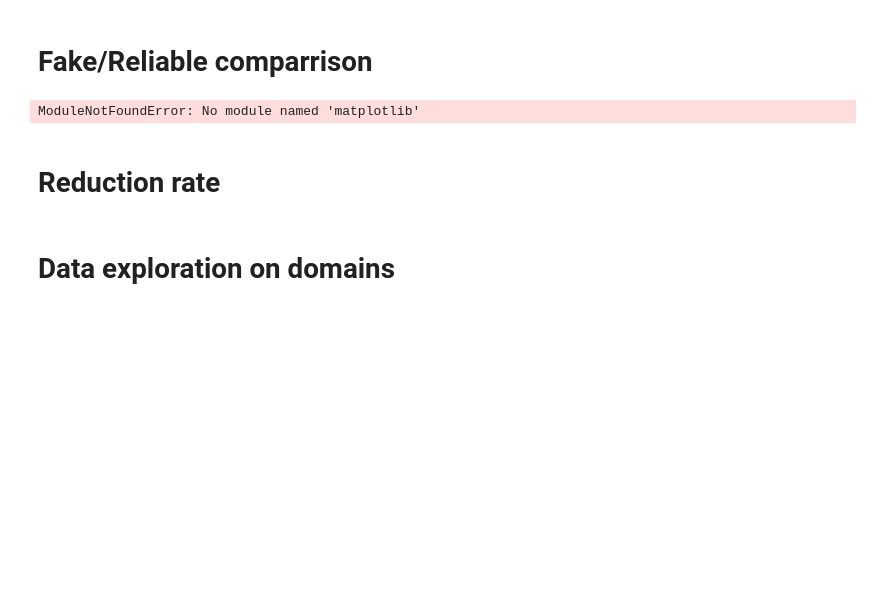
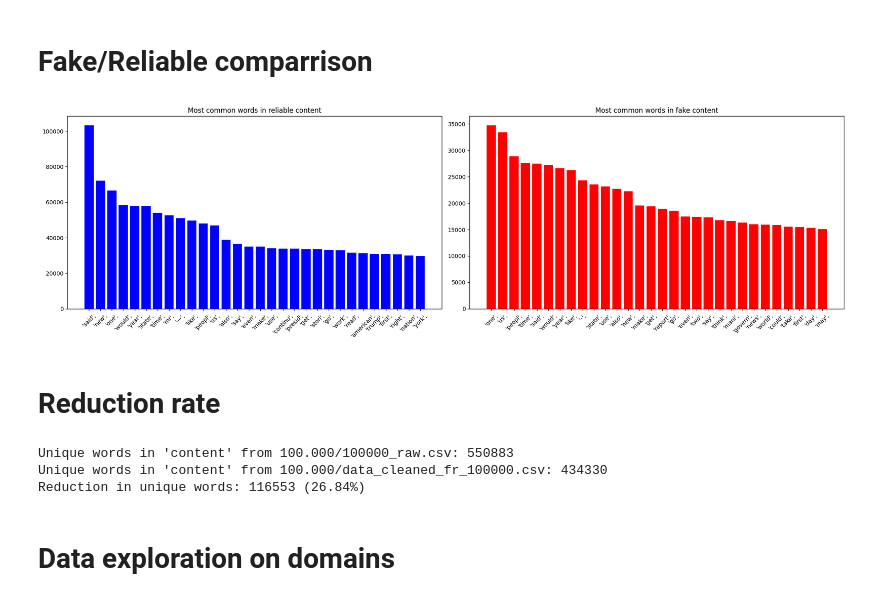
Before and after one commit to P1N60/gdsProjekt, a Jupyter notebook: data_exploration.ipynb, the cells around one changed output. Cells and saved outputs as stored; diff of their text form; code cells hidden in the pictures; blank space fills up the shorter version.

Commit message:
Final changes to readme and data_exploration.3.0

```diff
--- a/data_exploration.ipynb
+++ b/data_exploration.ipynb
@@ -232,7 +239,7 @@ Top words comparison plot saved as 'top_words_comparison.png'
 # %% [markdown]
 # Fake/Reliable comparrison
 # %%
-df = pd.read_csv("data_cleaned_fr_100000.csv")
+df = pd.read_csv("100.000/data_cleaned_fr_100000.csv")
 
 #Separateing reliable and fake content
 reliable_words = []
@@ -244,34 +251,34 @@ for _, row in df.iterrows():
         reliable_words.extend(words)
     elif row['type'] == 'fake':
         fake_words.extend(words)
 
 #Counting  word frequencies
 reliable_freq = Counter(reliable_words)
 fake_freq = Counter(fake_words)
 
 # Get the most common words (top 10)
 reliable_common = reliable_freq.most_common(30)
 fake_common = fake_freq.most_common(30)
 
 # Convert to lists for plotting
 reliable_words, reliable_counts = zip(*reliable_common)
 fake_words, fake_counts = zip(*fake_common)
 
 # Plot bar charts
 fig, axes = plt.subplots(1, 2, figsize=(20, 6))
 
 axes[0].bar(reliable_words, reliable_counts, color='blue')
 axes[0].set_title("Most common words in reliable content")
 axes[0].set_xticklabels(reliable_words, rotation=45)
 
 axes[1].bar(fake_words, fake_counts, color='red')
 axes[1].set_title("Most common words in fake content")
 axes[1].set_xticklabels(fake_words, rotation=45)
 
 plt.tight_layout()
 plt.show()
 # %% [output]
-ModuleNotFoundError: No module named 'matplotlib'
+[figure, added]
 # %% [markdown]
 # Reduction rate
 # %%
@@ -288,8 +295,8 @@ def compute_reduction_rate(words_before, words_after):
     reduction_rate = (reduction / len(words_before)) * 100 if words_before else 0
     return reduction, reduction_rate
 
-file1 = "100000_raw.csv"
-file2 = "data_cleaned_fr_100000.csv"
+file1 = "100.000/100000_raw.csv"
+file2 = "100.000/data_cleaned_fr_100000.csv"
 column_name = "content"
 
 
@@ -302,6 +309,10 @@ reduction, reduction_rate = compute_reduction_rate(words2, words1)
 print(f"Unique words in '{column_name}' from {file1}: {len(words1)}")
 print(f"Unique words in '{column_name}' from {file2}: {len(words2)}")
 print(f"Reduction in unique words: {abs(reduction)} ({abs(reduction_rate):.2f}%)")
+# %% [output]
+Unique words in 'content' from 100.000/100000_raw.csv: 550883
+Unique words in 'content' from 100.000/data_cleaned_fr_100000.csv: 434330
+Reduction in unique words: 116553 (26.84%)
 # %% [markdown]
 # Data exploration on domains
 # %%
```
Also changed, not shown: parts of 3 cells of this notebook, 1 other file.
